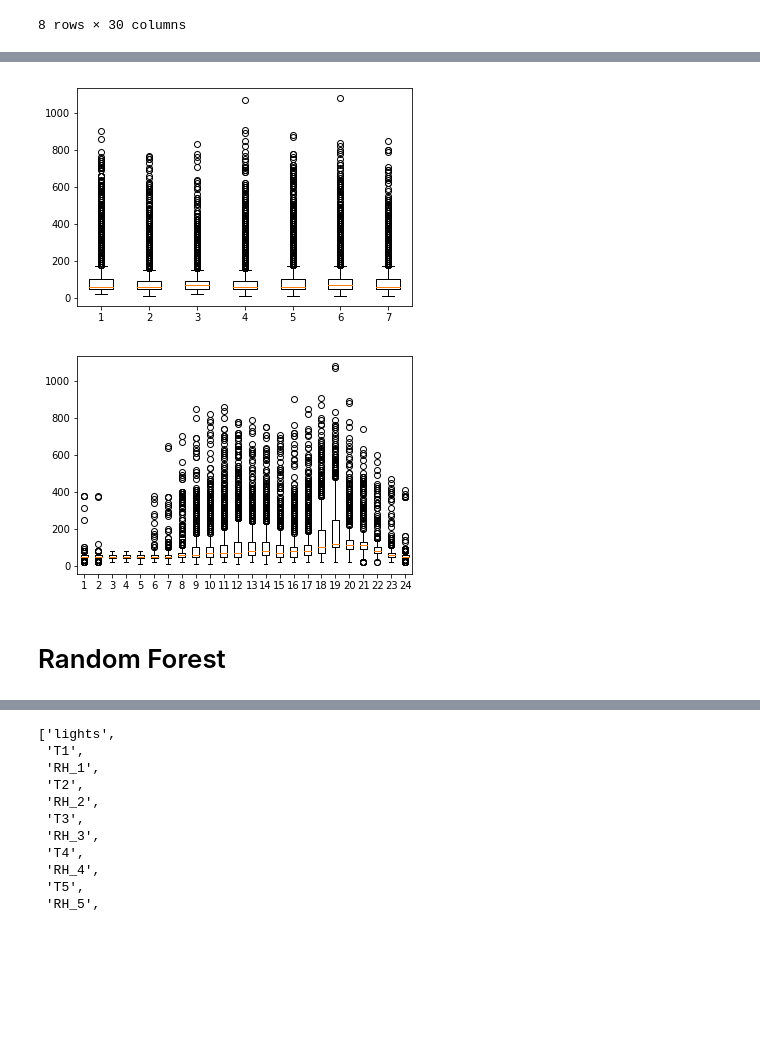
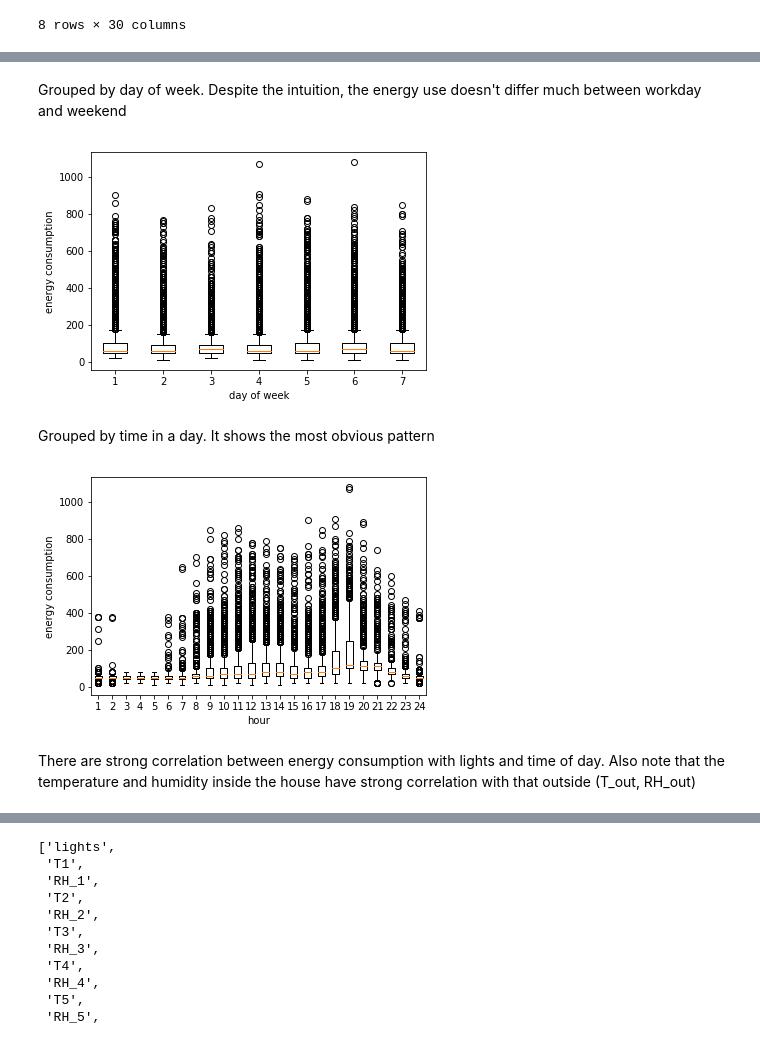
Before and after one commit to nidhalrahali/SDS385-Statistical-Models-for-Big-Data, a Jupyter notebook: Final project/Final project.ipynb, the cells around one changed output, grey strips where cells are left out. Cells and saved outputs as stored; diff of their text form; code cells hidden in the pictures; blank space fills up the shorter version.

```diff
--- a/Final project/Final project.ipynb
+++ b/Final project/Final project.ipynb
@@ -49,20 +100,28 @@ data.describe()
+# %% [markdown]
+Grouped by day of week. Despite the intuition, the energy use doesn't differ much between workday and weekend
 # %%
 dayofweekdata=[]
 for h in range(7):
     dayofweekdata.append(data.loc[data.loc[:,'weekday']==h].loc[:,'Appliances'].reset_index(drop=True))
 plt.figure()
 plt.boxplot(dayofweekdata)
+plt.xlabel('day of week')
+plt.ylabel('energy consumption')
 plt.show()
 # %% [output]
-[figure, old version]
+[figure, new version]
+# %% [markdown]
+Grouped by time in a day. It shows the most obvious pattern
 # %%
 hourdata=[]
 for h in range(24):
     hourdata.append(data.loc[(data.loc[:,'timeofday']>=60*h) & (data.loc[:,'timeofday']<60*(h+1))].loc[:,'Appliances'].reset_index(drop=True))
 plt.figure()
 plt.boxplot(hourdata)
+plt.ylabel('energy consumption')
+plt.xlabel('hour')
 plt.show()
 # %% [output]
-[figure, old version]
+[figure, new version]
-# %% [markdown]
-# Random Forest
+# %% [markdown]
+There are strong correlation between energy consumption with lights and time of day. Also note that the temperature and humidity inside the house have strong correlation with that outside (T_out, RH_out)
```
Also changed, not shown: parts of 49 cells of this notebook.
